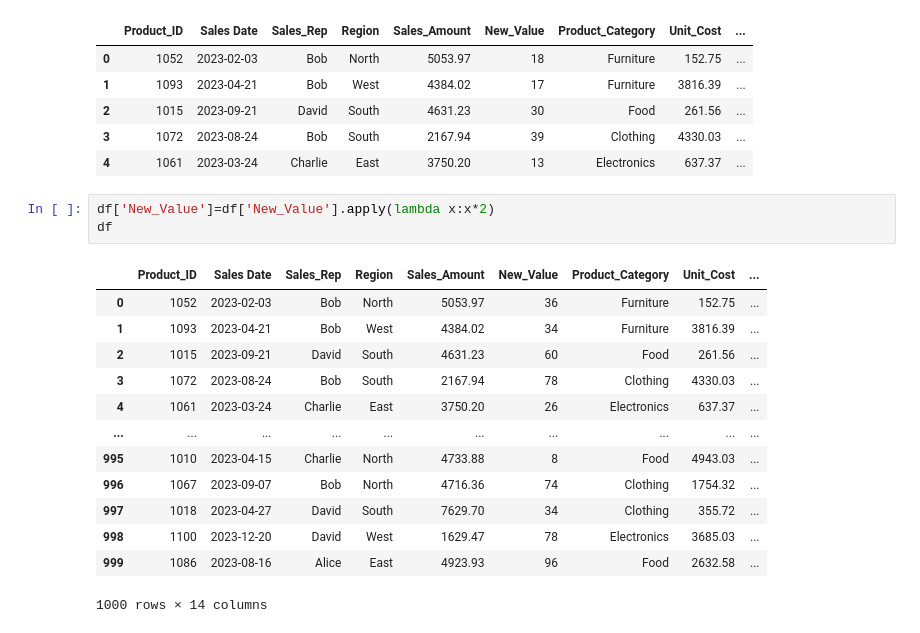
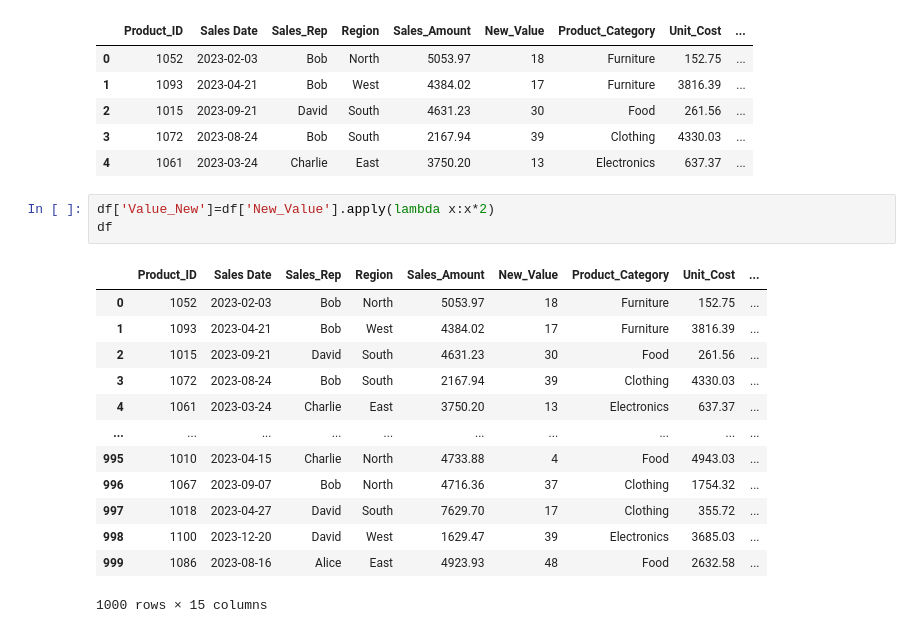
Before and after one commit to BinalPatel29/Udemy, a Jupyter notebook: Data_Analysis_With_Python/Pandas.ipynb, the cells around one changed output. Drawn from its saved outputs; the diff is of its cells as text.

```diff
--- a/Data_Analysis_With_Python/Pandas.ipynb
+++ b/Data_Analysis_With_Python/Pandas.ipynb
@@ -403,19 +403,19 @@ df.head()
 | 3 | 1072 | 2023-08-24 | Bob | South | 2167.94 | 39 | Clothing | 4330.03 | ... |
 | 4 | 1061 | 2023-03-24 | Charlie | East | 3750.20 | 13 | Electronics | 637.37 | ... |
 # %%
-df['New_Value']=df['New_Value'].apply(lambda x:x*2)
+df['Value_New']=df['New_Value'].apply(lambda x:x*2)
 df
 # %% [output]
 |  | Product_ID | Sales Date | Sales_Rep | Region | Sales_Amount | New_Value | Product_Category | Unit_Cost | ... |
-| 0 | 1052 | 2023-02-03 | Bob | North | 5053.97 | 36 | Furniture | 152.75 | ... |
-| 1 | 1093 | 2023-04-21 | Bob | West | 4384.02 | 34 | Furniture | 3816.39 | ... |
-| 2 | 1015 | 2023-09-21 | David | South | 4631.23 | 60 | Food | 261.56 | ... |
-| 3 | 1072 | 2023-08-24 | Bob | South | 2167.94 | 78 | Clothing | 4330.03 | ... |
-| 4 | 1061 | 2023-03-24 | Charlie | East | 3750.20 | 26 | Electronics | 637.37 | ... |
+| 0 | 1052 | 2023-02-03 | Bob | North | 5053.97 | 18 | Furniture | 152.75 | ... |
+| 1 | 1093 | 2023-04-21 | Bob | West | 4384.02 | 17 | Furniture | 3816.39 | ... |
+| 2 | 1015 | 2023-09-21 | David | South | 4631.23 | 30 | Food | 261.56 | ... |
+| 3 | 1072 | 2023-08-24 | Bob | South | 2167.94 | 39 | Clothing | 4330.03 | ... |
+| 4 | 1061 | 2023-03-24 | Charlie | East | 3750.20 | 13 | Electronics | 637.37 | ... |
 | ... | ... | ... | ... | ... | ... | ... | ... | ... | ... |
-| 995 | 1010 | 2023-04-15 | Charlie | North | 4733.88 | 8 | Food | 4943.03 | ... |
-| 996 | 1067 | 2023-09-07 | Bob | North | 4716.36 | 74 | Clothing | 1754.32 | ... |
-| 997 | 1018 | 2023-04-27 | David | South | 7629.70 | 34 | Clothing | 355.72 | ... |
-| 998 | 1100 | 2023-12-20 | David | West | 1629.47 | 78 | Electronics | 3685.03 | ... |
-| 999 | 1086 | 2023-08-16 | Alice | East | 4923.93 | 96 | Food | 2632.58 | ... |
+| 995 | 1010 | 2023-04-15 | Charlie | North | 4733.88 | 4 | Food | 4943.03 | ... |
+| 996 | 1067 | 2023-09-07 | Bob | North | 4716.36 | 37 | Clothing | 1754.32 | ... |
+| 997 | 1018 | 2023-04-27 | David | South | 7629.70 | 17 | Clothing | 355.72 | ... |
+| 998 | 1100 | 2023-12-20 | David | West | 1629.47 | 39 | Electronics | 3685.03 | ... |
+| 999 | 1086 | 2023-08-16 | Alice | East | 4923.93 | 48 | Food | 2632.58 | ... |
-1000 rows × 14 columns
+1000 rows × 15 columns
```
Also changed, not shown: parts of 12 cells of this notebook.
